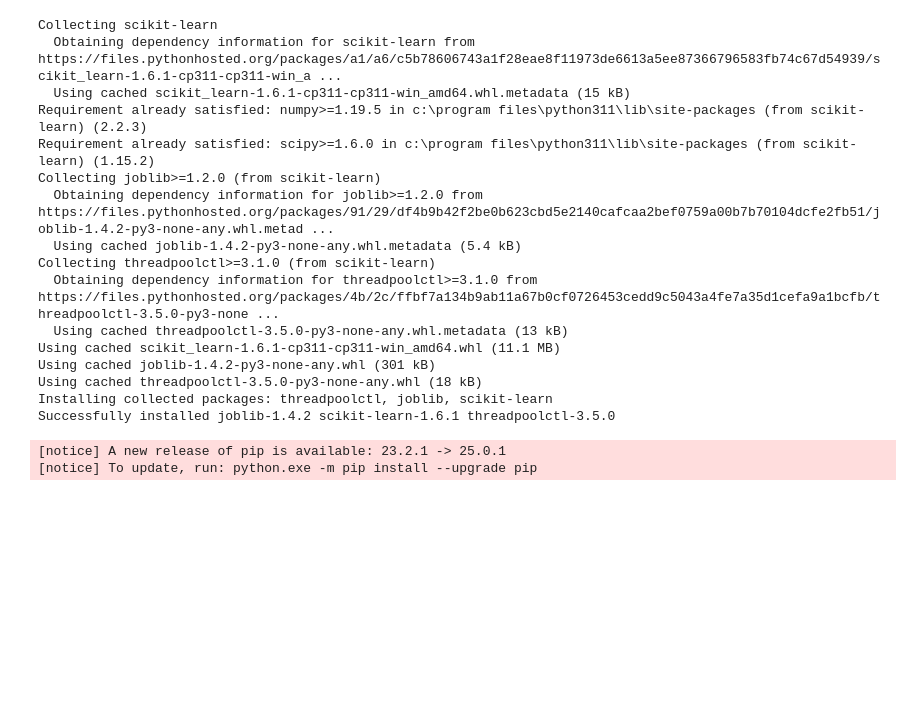
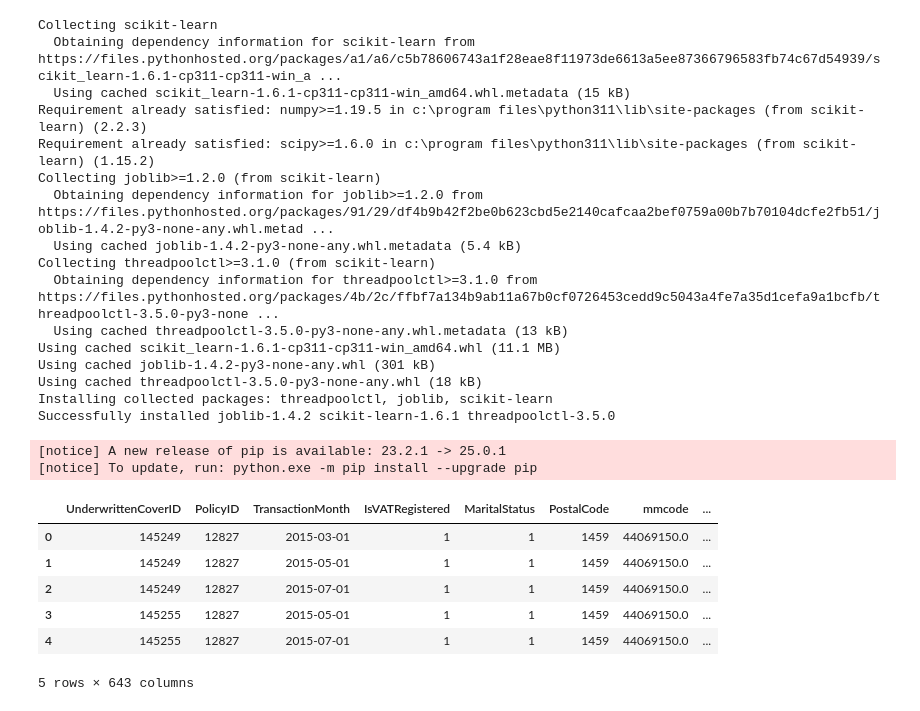
Before and after one commit to basleal22/kaim-week-3, a Jupyter notebook: notebooks/statistical_modeling.ipynb, the cells around one changed output. Drawn from its saved outputs; the diff is of its cells as text; code cells hidden in the pictures; blank space fills up the shorter version.

```diff
--- a/notebooks/statistical_modeling.ipynb
+++ b/notebooks/statistical_modeling.ipynb
@@ -74,8 +74,23 @@ from sklearn.preprocessing import LabelEncoder
 #initialize
 Label_encoder=LabelEncoder()
 #list of columns to encode
-Label_columns=['MaritalStatus', 'NewVehicle', 'ExcessSelected']
+Label_columns=['MaritalStatus', 'NewVehicle', 'ExcessSelected','IsVATRegistered']
 onehot_columns = ['Citizenship', 'LegalType', 'Title', 'Language', 'Gender', 'Country', 'Province',
                   'MainCrestaZone', 'SubCrestaZone', 'ItemType', 'VehicleType', 'make', 'Model',
                   'bodytype', 'AlarmImmobiliser', 'TrackingDevice', 'TermFrequency', 'CoverCategory',
                   'CoverType', 'CoverGroup', 'Section', 'Product', 'StatutoryClass', 'StatutoryRiskType']
+# %%
+#apply label encoding for ordinal columns
+for column in Label_columns:
+    data[column]=Label_encoder.fit_transform(data[column])
+#apply One-Hot Encoding for nominal columns
+data=pd.get_dummies(data,columns=onehot_columns,drop_first=True)
+data.head()
+# %% [output]
+|  | UnderwrittenCoverID | PolicyID | TransactionMonth | IsVATRegistered | MaritalStatus | PostalCode | mmcode | ... |
+| 0 | 145249 | 12827 | 2015-03-01 | 1 | 1 | 1459 | 44069150.0 | ... |
+| 1 | 145249 | 12827 | 2015-05-01 | 1 | 1 | 1459 | 44069150.0 | ... |
+| 2 | 145249 | 12827 | 2015-07-01 | 1 | 1 | 1459 | 44069150.0 | ... |
+| 3 | 145255 | 12827 | 2015-05-01 | 1 | 1 | 1459 | 44069150.0 | ... |
+| 4 | 145255 | 12827 | 2015-07-01 | 1 | 1 | 1459 | 44069150.0 | ... |
+5 rows × 643 columns
```
Also changed, not shown: parts of 17 cells of this notebook.
